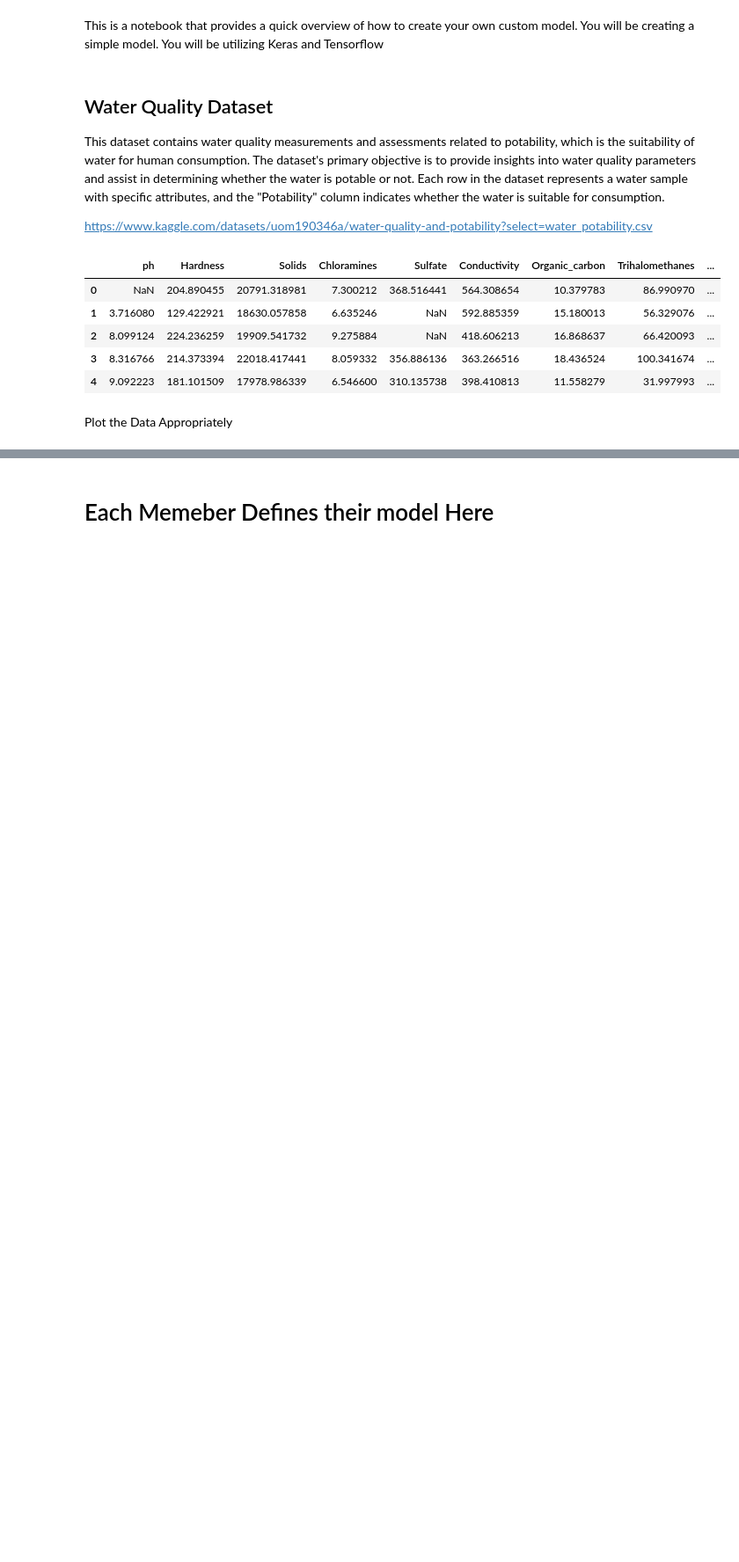
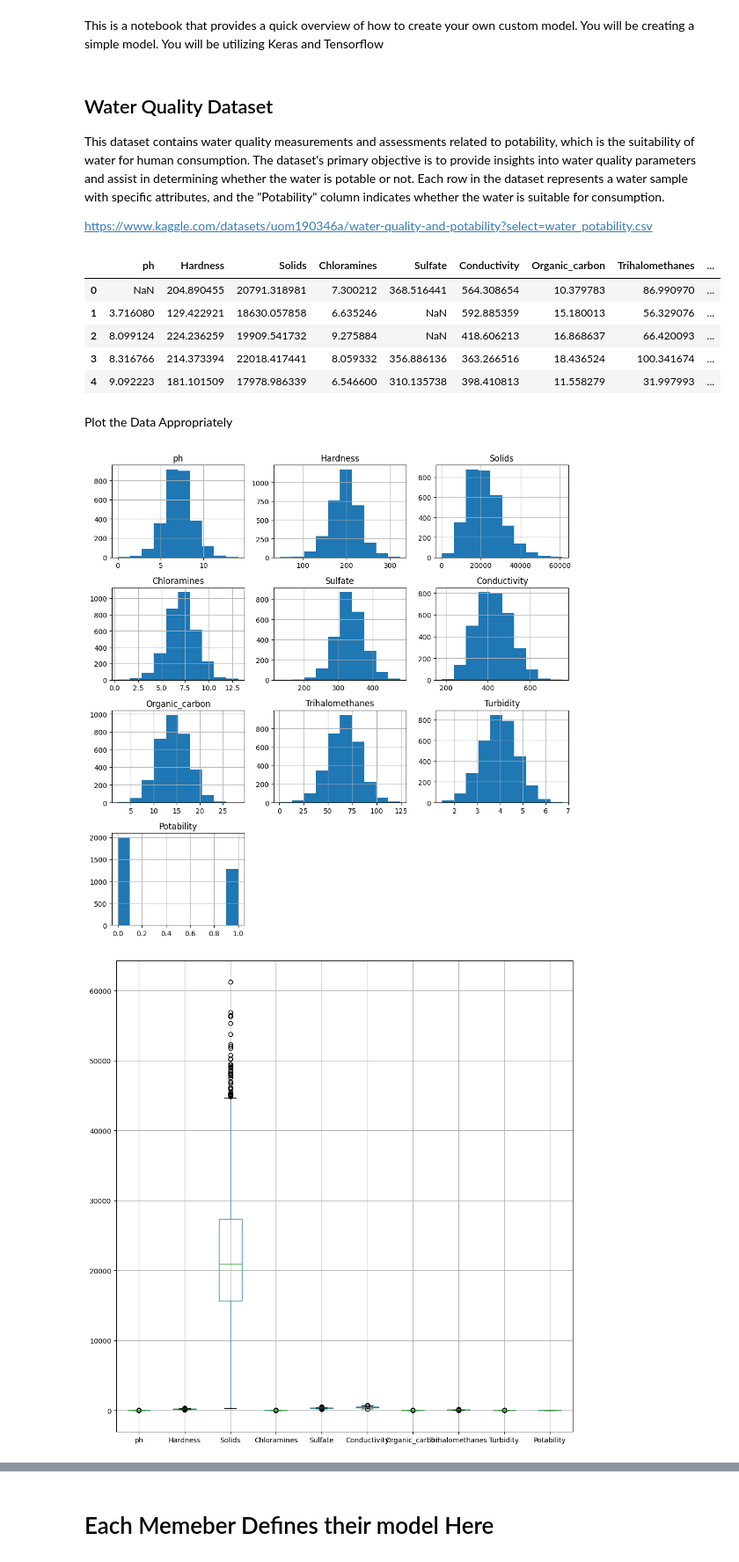
Before and after one commit to NiyonshutiDavid/IntroML-Summative, a Jupyter notebook: DavidNiyonshuti_notebook_.ipynb, the cells around one changed output, grey strips where cells are left out. Shown at 88% size. Drawn from its saved outputs; the diff is of its cells as text; code cells hidden in the pictures; blank space fills up the shorter version.

```diff
--- a/DavidNiyonshuti_notebook_.ipynb
+++ b/DavidNiyonshuti_notebook_.ipynb
@@ -25,3 +34,24 @@ data.head()
 | 4 | 9.092223 | 181.101509 | 17978.986339 | 6.546600 | 310.135738 | 398.410813 | 11.558279 | 31.997993 | ... |
 # %% [markdown]
 Plot the Data Appropriately
+# %%
+# plot the data
+
+data.hist(figsize=(10, 10))
+plt.tight_layout()
+plt.show()
+
+data.boxplot(figsize=(10, 10))
+plt.tight_layout()
+plt.show()
+
+import seaborn as sns
+plt.figure(figsize=(12, 10))
+sns.heatmap(data.corr(), annot=True, cmap='coolwarm', fmt=".2f")
+plt.show()
+
+sns.countplot(x='Potability', data=data)
+plt.show()
+# %% [output]
+[figure, added]
+[figure, added]
```
Also changed, not shown: parts of 14 cells of this notebook.
